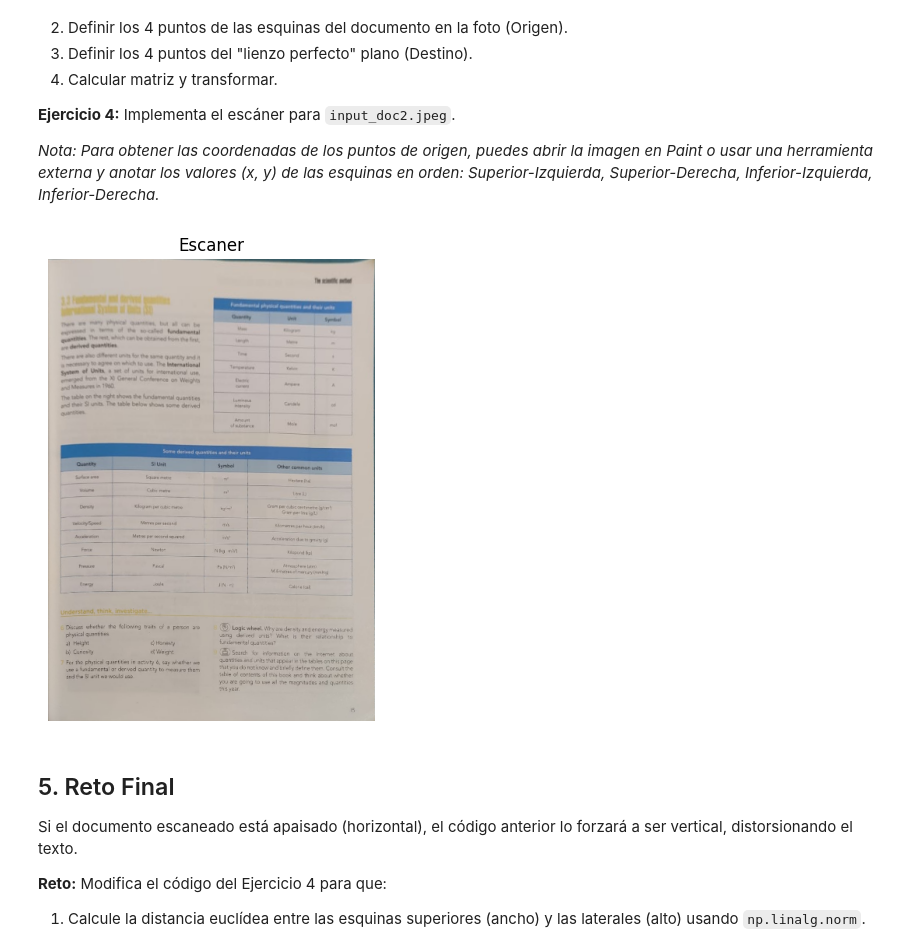
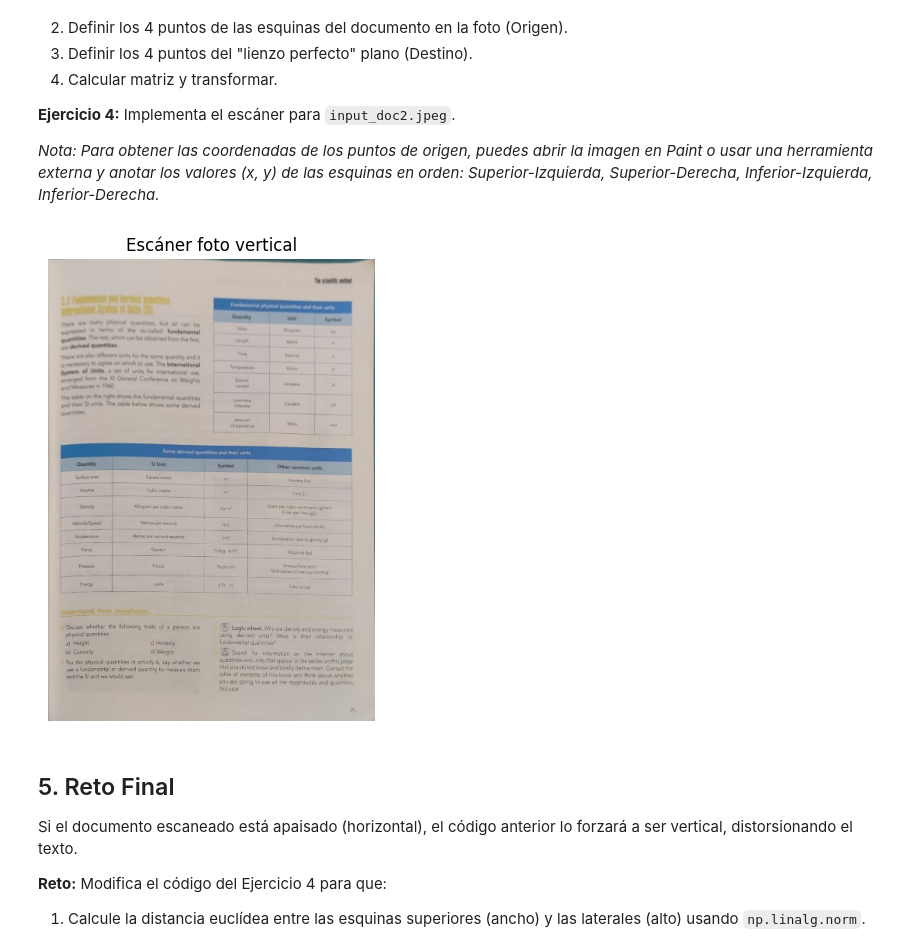
Before and after one commit to JavierPeraltaAzagra/Big-Data-e-IA, a Jupyter notebook: Programacion de IA/Tratamiento de imagen/Ejercicio 6 Escaneo de imagenes/Practica_6.ipynb, the cells around one changed output. Drawn from its saved outputs; the diff is of its cells as text; code cells hidden in the pictures.

```diff
--- a/Programacion de IA/Tratamiento de imagen/Ejercicio 6 Escaneo de imagenes/Practica_6.ipynb
+++ b/Programacion de IA/Tratamiento de imagen/Ejercicio 6 Escaneo de imagenes/Practica_6.ipynb
@@ -175,35 +175,35 @@ else:
     pts_origen = np.float32([
         [230, 458],   # Superior-Izquierda (TL)
         [889, 466],   # Superior-Derecha (TR)
         [15, 1441],   # Inferior-Izquierda (BL)
         [1150, 1400]   # Inferior-Derecha (BR)
     ])
 
     # 2. Definir dimensiones de salida (Proporción A4: 210x297 mm)
     # Multiplicamos por 2 para tener resolución decente: 420x594 px
     width = 420
     height = 594
 
     # 3. Coordenadas de DESTINO (Vista plana)
     pts_destino = np.float32([
         [0, 0],         # Sup-Izq (0,0)
         [width, 0],     # Sup-Der (ancho, 0)
         [0, height],    # Inf-Izq (0, alto)
         [width, height] # Inf-Der (ancho, alto)
     ])
 
     # 4. Calcular la Matriz de Perspectiva (getPerspectiveTransform)
     M_perspectiva = cv2.getPerspectiveTransform(pts_origen, pts_destino)
 
     # 5. Aplicar la transformación (warpPerspective)
     doc_escaneado = cv2.warpPerspective(img_doc, M_perspectiva, (width, height))
 
     # ----------------------
 
     # Visualización
-    mostrar_imagen(doc_escaneado, "Escaner")
+    mostrar_imagen(doc_escaneado, "Escáner foto vertical")
 # %% [output]
-[figure, old version]
+[figure, new version]
 # %% [markdown]
 ## 5. Reto Final
 
```
Also changed, not shown: parts of 1 cell of this notebook.
